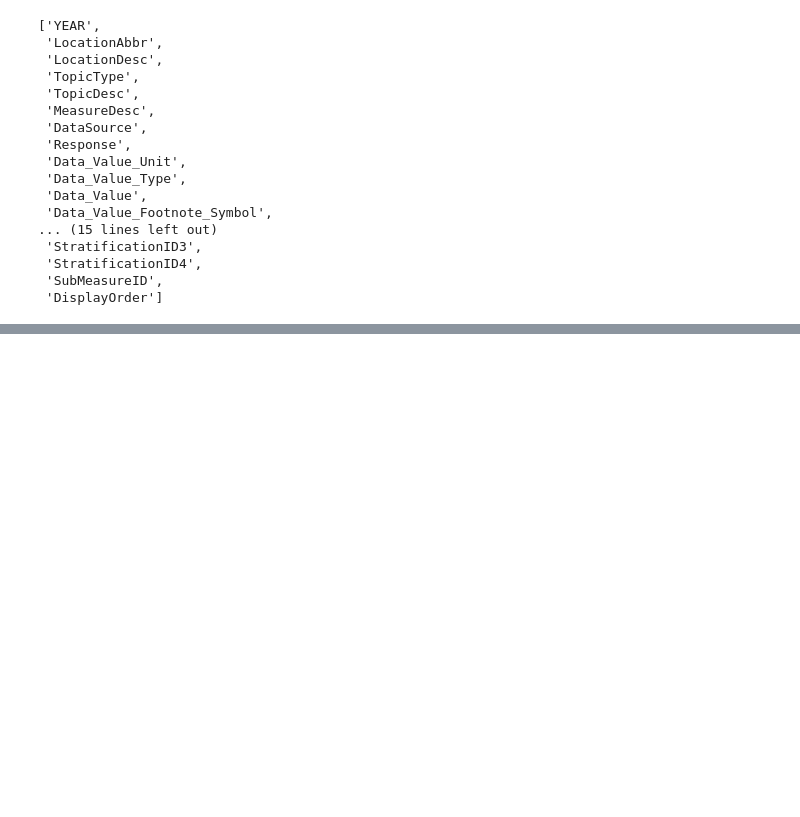
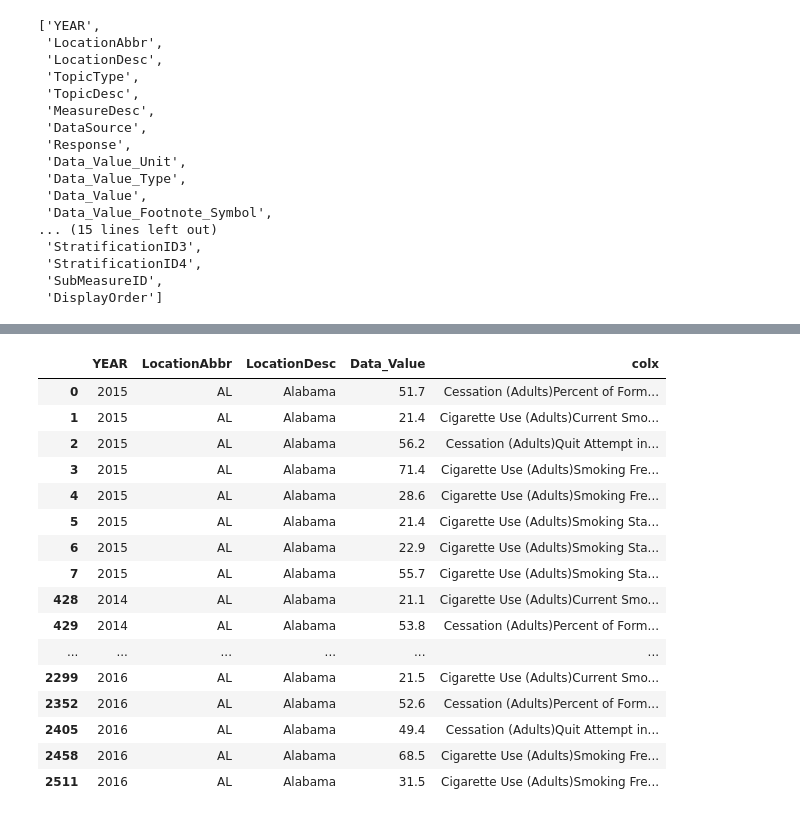
Before and after one commit to risarora/US_Lung_Cancer_Analysis, a Jupyter notebook: Script to Read all data and join it .ipynb, the cells around one changed output, grey strips where cells are left out. Cells and saved outputs as stored; diff of their text form; code cells hidden in the pictures; blank space fills up the shorter version.

```diff
--- a/Script to Read all data and join it .ipynb
+++ b/Script to Read all data and join it .ipynb
@@ -361,2 +349,4 @@ TobacoSuperGroups_temp.head()
 | 3 | 2015 | AL | Alabama | Cigarette Use (Adults) | Smoking Frequency | Every Day | 71.4 | Cigarette Use (Adults)Smoking Fre... |
 | 4 | 2015 | AL | Alabama | Cigarette Use (Adults) | Smoking Frequency | Some Days | 28.6 | Cigarette Use (Adults)Smoking Fre... |
+# %%
+TobacoSuperGroups_temp.drop(['TopicDesc','MeasureDesc','Response'],axis=1,inplace=True)
@@ -365,2 +366,24 @@ TobacoSuperGroups_temp.groupby(["LocationAbbr", "YEAR"])["value1", "value2"].sum
 # %%
 pd.concat([df_1, df_2], axis=1)
+# %%
+Tobaco_AL = TobacoSuperGroups_temp[(TobacoSuperGroups_temp['LocationAbbr']=='AL')]
+# %%
+Tobaco_AL
+# %% [output]
+|  | YEAR | LocationAbbr | LocationDesc | Data_Value | colx |
+| 0 | 2015 | AL | Alabama | 51.7 | Cessation (Adults)Percent of Form... |
+| 1 | 2015 | AL | Alabama | 21.4 | Cigarette Use (Adults)Current Smo... |
+| 2 | 2015 | AL | Alabama | 56.2 | Cessation (Adults)Quit Attempt in... |
+| 3 | 2015 | AL | Alabama | 71.4 | Cigarette Use (Adults)Smoking Fre... |
+| 4 | 2015 | AL | Alabama | 28.6 | Cigarette Use (Adults)Smoking Fre... |
+| 5 | 2015 | AL | Alabama | 21.4 | Cigarette Use (Adults)Smoking Sta... |
+| 6 | 2015 | AL | Alabama | 22.9 | Cigarette Use (Adults)Smoking Sta... |
+| 7 | 2015 | AL | Alabama | 55.7 | Cigarette Use (Adults)Smoking Sta... |
+| 428 | 2014 | AL | Alabama | 21.1 | Cigarette Use (Adults)Current Smo... |
+| 429 | 2014 | AL | Alabama | 53.8 | Cessation (Adults)Percent of Form... |
+| ... | ... | ... | ... | ... | ... |
+| 2299 | 2016 | AL | Alabama | 21.5 | Cigarette Use (Adults)Current Smo... |
+| 2352 | 2016 | AL | Alabama | 52.6 | Cessation (Adults)Percent of Form... |
+| 2405 | 2016 | AL | Alabama | 49.4 | Cessation (Adults)Quit Attempt in... |
+| 2458 | 2016 | AL | Alabama | 68.5 | Cigarette Use (Adults)Smoking Fre... |
+| 2511 | 2016 | AL | Alabama | 31.5 | Cigarette Use (Adults)Smoking Fre... |
```
Also changed, not shown: parts of 14 cells of this notebook, 1 other file.
